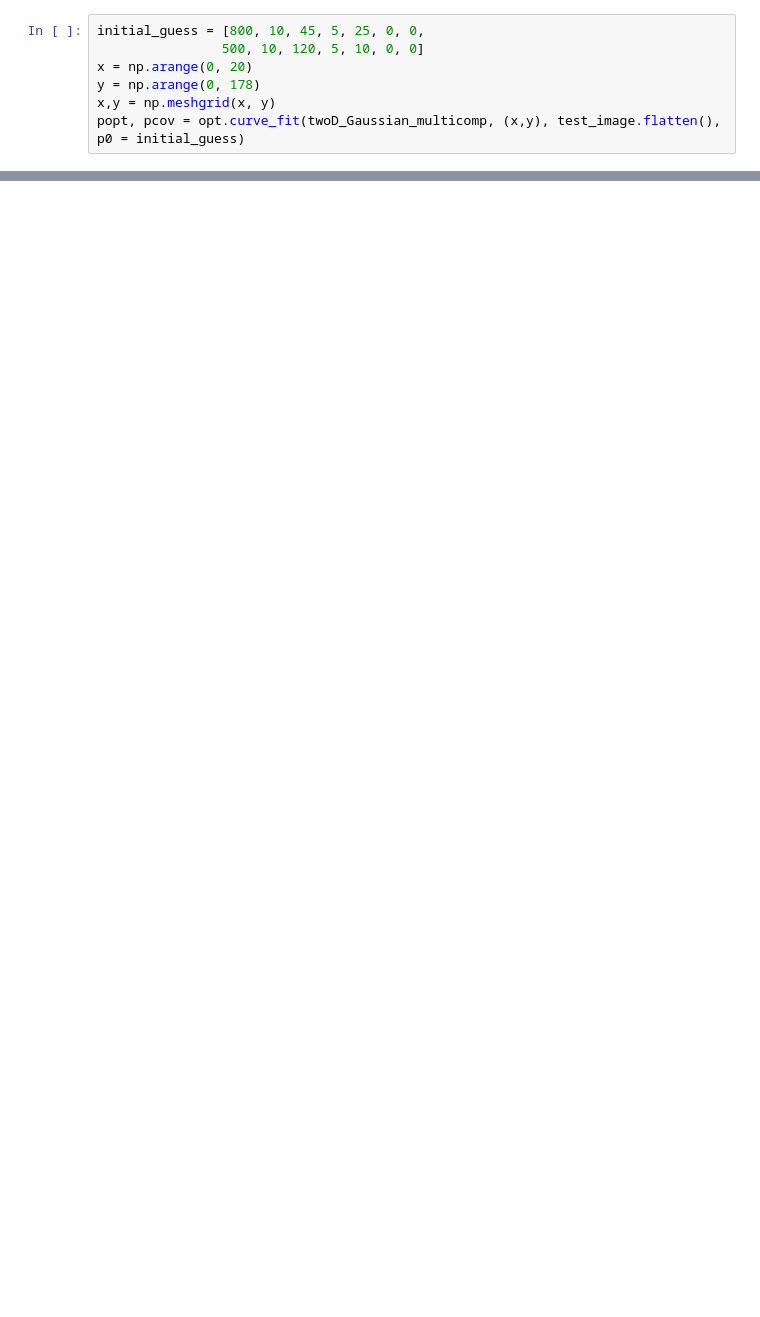
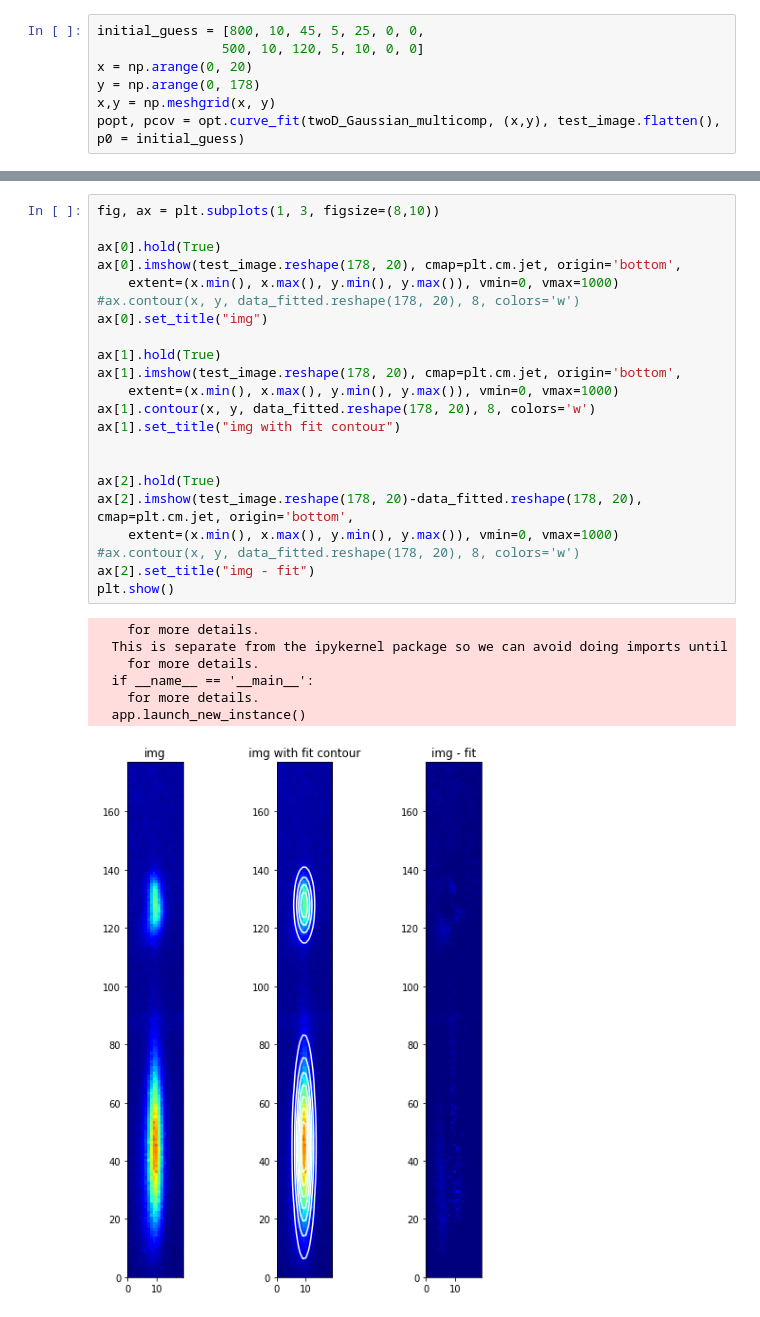
Before and after one commit to kywdavis/kast_ghosting, a Jupyter notebook: 2dgaus_multicomp.ipynb, the cells around one changed output, grey strips where cells are left out. Drawn from its saved outputs; the diff is of its cells as text; blank space fills up the shorter version.

Commit message:
Changes to some plots

```diff
--- a/2dgaus_multicomp.ipynb
+++ b/2dgaus_multicomp.ipynb
@@ -74,0 +77,30 @@ print popt
+# %%
+fig, ax = plt.subplots(1, 3, figsize=(8,10))
+
+ax[0].hold(True)
+ax[0].imshow(test_image.reshape(178, 20), cmap=plt.cm.jet, origin='bottom',
+    extent=(x.min(), x.max(), y.min(), y.max()), vmin=0, vmax=1000)
+#ax.contour(x, y, data_fitted.reshape(178, 20), 8, colors='w')
+ax[0].set_title("img")
+
+ax[1].hold(True)
+ax[1].imshow(test_image.reshape(178, 20), cmap=plt.cm.jet, origin='bottom',
+    extent=(x.min(), x.max(), y.min(), y.max()), vmin=0, vmax=1000)
+ax[1].contour(x, y, data_fitted.reshape(178, 20), 8, colors='w')
+ax[1].set_title("img with fit contour")
+
+
+ax[2].hold(True)
+ax[2].imshow(test_image.reshape(178, 20)-data_fitted.reshape(178, 20), cmap=plt.cm.jet, origin='bottom',
+    extent=(x.min(), x.max(), y.min(), y.max()), vmin=0, vmax=1000)
+#ax.contour(x, y, data_fitted.reshape(178, 20), 8, colors='w')
+ax[2].set_title("img - fit")
+plt.show()
+# %% [output]
+    for more details.
+  This is separate from the ipykernel package so we can avoid doing imports until
+    for more details.
+  if __name__ == '__main__':
+    for more details.
+  app.launch_new_instance()
+[figure, added]
```
Also changed, not shown: parts of 7 cells of this notebook, 3 other files.
